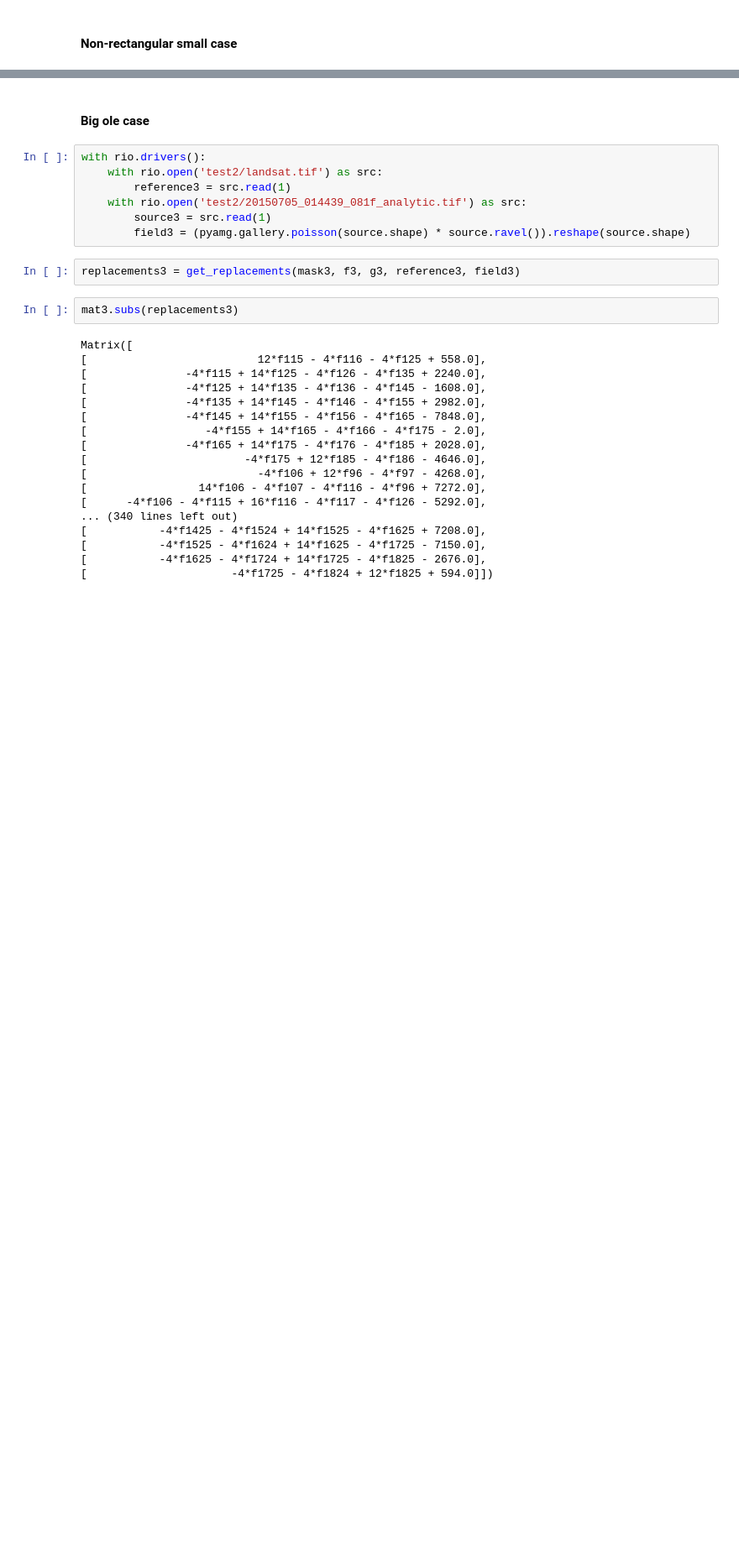
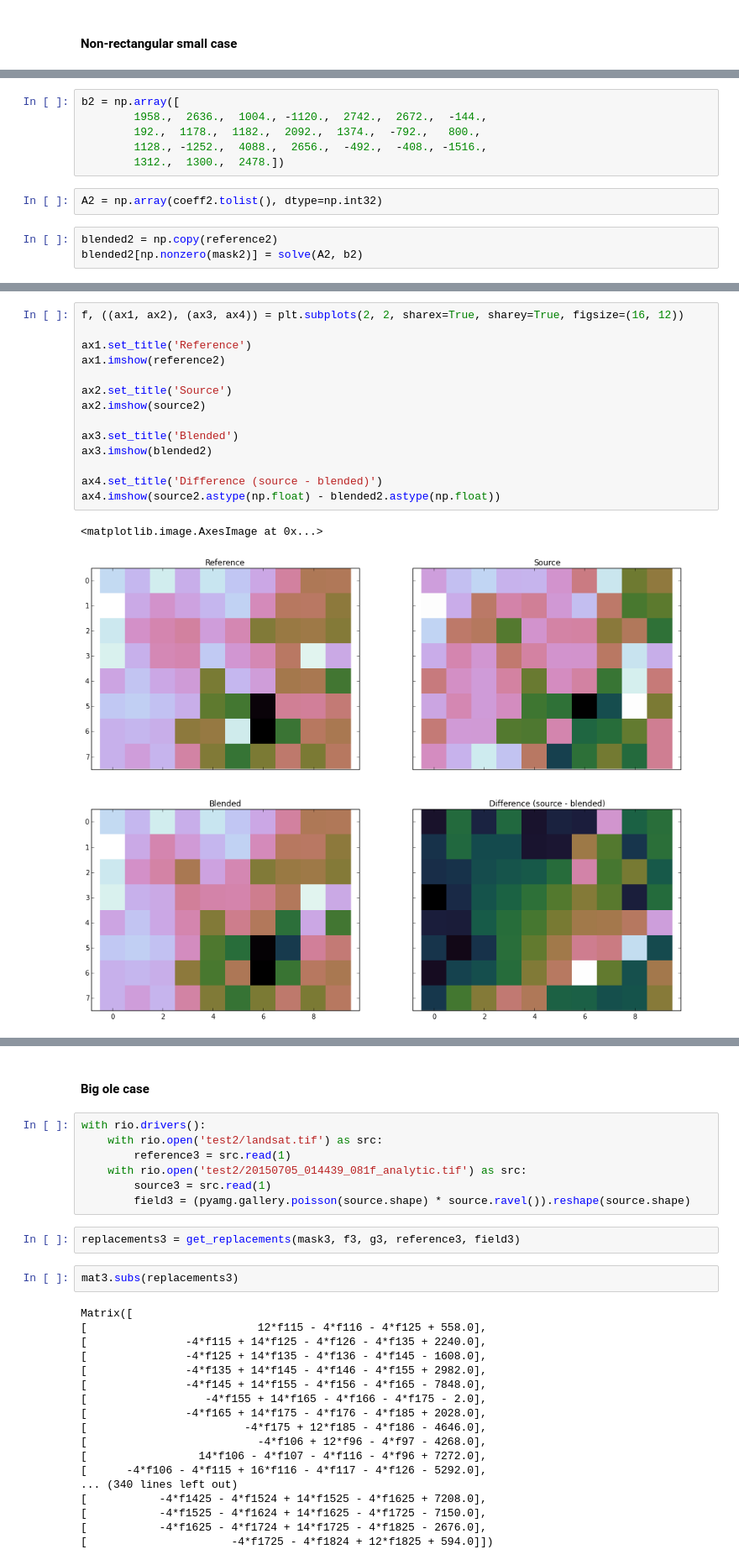
Before and after one commit to kapadia/geoblend, a Jupyter notebook: nb/derivation.ipynb, the cells around one changed output, grey strips where cells are left out. Shown: that part at 84% size. Drawn from its saved outputs; the diff is of its cells as text; blank space fills up the shorter version.

```diff
--- a/nb/derivation.ipynb
+++ b/nb/derivation.ipynb
@@ -440,0 +464,11 @@ Matrix([
+# %%
+b2 = np.array([
+        1958.,  2636.,  1004., -1120.,  2742.,  2672.,  -144.,
+        192.,  1178.,  1182.,  2092.,  1374.,  -792.,   800.,
+        1128., -1252.,  4088.,  2656.,  -492.,  -408., -1516.,
+        1312.,  1300.,  2478.])
+# %%
+A2 = np.array(coeff2.tolist(), dtype=np.int32)
+# %%
+blended2 = np.copy(reference2)
+blended2[np.nonzero(mask2)] = solve(A2, b2)
@@ -440,0 +486,17 @@ Matrix([
+# %%
+f, ((ax1, ax2), (ax3, ax4)) = plt.subplots(2, 2, sharex=True, sharey=True, figsize=(16, 12))
+
+ax1.set_title('Reference')
+ax1.imshow(reference2)
+
+ax2.set_title('Source')
+ax2.imshow(source2)
+
+ax3.set_title('Blended')
+ax3.imshow(blended2)
+
+ax4.set_title('Difference (source - blended)')
+ax4.imshow(source2.astype(np.float) - blended2.astype(np.float))
+# %% [output]
+<matplotlib.image.AxesImage at 0x...>
+[figure, added]
```
Also changed, not shown: parts of 51 cells of this notebook.
